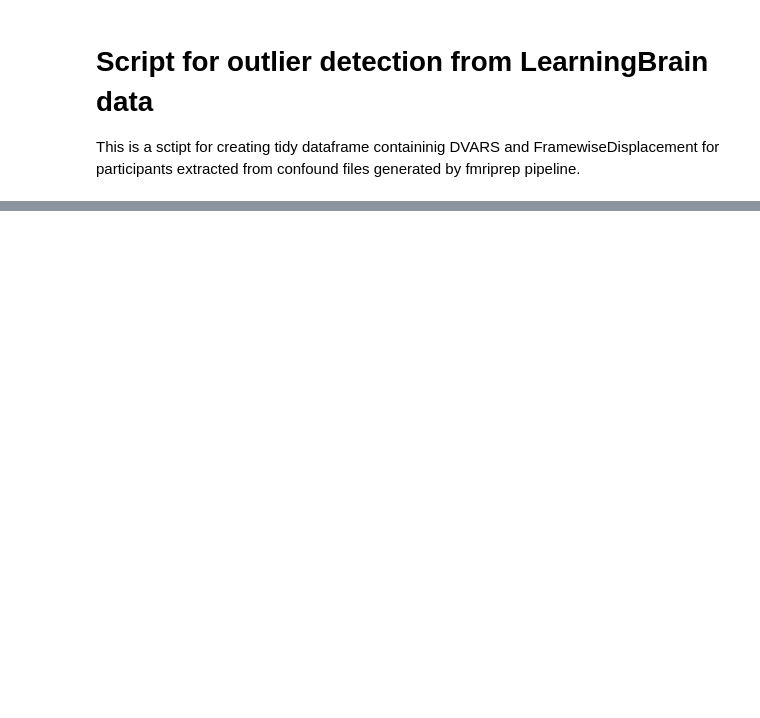
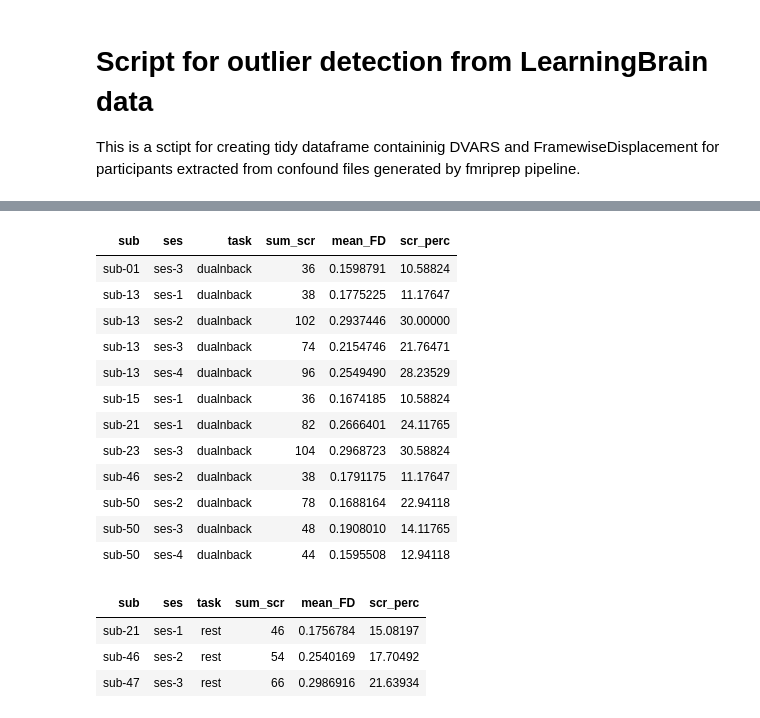
Before and after one commit to kbonna/LearningBrain_networks, a Jupyter notebook: notebooks/LB-01_motion_and_outliers_control.ipynb, the cells around one changed output, grey strips where cells are left out. Saved outputs shown, nothing was run; the diff lists cells and outputs as text; code cells hidden in the pictures; blank space fills up the shorter version.

```diff
--- a/notebooks/LB-01_motion_and_outliers_control.ipynb
+++ b/notebooks/LB-01_motion_and_outliers_control.ipynb
@@ -19,8 +28,8 @@ library(tidyverse)
 # %%
 # Selecting subjects who finished the study
 
-groups = read.csv('/home/finc/Dropbox/Projects/LearningBrain/data/behavioral/group_assignment.csv')
-trained_subs <- groups %>% filter(group == 'Experimental' | group == 'Control') %>% filter(sub != 'sub-23') %>% select (sub)
+groups = read.csv('/home/finc/Dropbox/Projects/LearningBrain/github/LearningBrain_networks/data/behavioral/group_assignment.csv')
+trained_subs <- groups %>% filter(group == 'Experimental' | group == 'Control') %>% select (sub)
 # %%
 subs <- as.vector(trained_subs$sub)
 length(subs)
@@ -29,27 +38,35 @@ length(subs)
 # %%
 # Setting files
-top_dir <- '/media/finc/Elements/LearningBrain_fmriprep/'
+top_dir <- '/home/finc/Dropbox/Projects/LearningBrain/data/confounds/'
 #subs <- list.files(top_dir)
 sess <- c('ses-1', 'ses-2', 'ses-3', 'ses-4')
-tasks <- c('dualnback')
+tasks <- c('dualnback','rest')
 # %%
 # Tidying dataframes and merging together by rows
 
 confounds_all <- data.frame()
+missing_data <- c()
 
 for (sub in subs){
     for(ses in sess){
         for (task in tasks){
-            sub_dir <- paste0(top_dir, sub, '/', ses, '/func/')
-            confounds_path <- paste0(sub_dir, sub, '_', ses, '_task-', task, '_bold_confounds.tsv')
-            confounds <- read.csv(confounds_path, sep = '\t')
 
-            confounds <- confounds %>% select(stdDVARS:FramewiseDisplacement)
-            cols <- c(1:4);
-            confounds[,cols] <- apply(confounds[,cols], 2, function(x) as.numeric(as.character(x)));
-            confounds <- confounds %>% mutate(sub = sub) %>% mutate(task = task) %>% mutate(ses = ses) %>% select(sub, ses, task, everything())
+            #sub_dir <- paste0(top_dir, sub, '/', ses, '/func/')
+            confounds_path <- paste0(top_dir, sub, '_', ses, '_task-', task, '_bold_confounds.csv')
 
-            confounds_all <- rbind(confounds_all, confounds)
+            if(!file.exists(confounds_path)){
+                missing_data <- rbind(missing_data, sub)
+                }
+
+            else {
+                confounds <- read.csv(confounds_path)
+                confounds <- confounds %>% select(stdDVARS:FramewiseDisplacement)
+                cols <- c(1:4);
+                confounds[,cols] <- apply(confounds[,cols], 2, function(x) as.numeric(as.character(x)));
+                confounds <- confounds %>% mutate(sub = sub) %>% mutate(task = task) %>% mutate(ses = ses) %>% select(sub, ses, task, everything())
+
+                confounds_all <- rbind(confounds_all, confounds)
+            }
         }
     }
 }
@@ -102,0 +107,6 @@ confounds_all %>% group_by(sub, ses, task) %>% summarize(meanFD = mean(Framewise
+# %%
+scrubbing <- confounds_all %>% mutate(scrubbing = as.numeric(FramewiseDisplacement > 0.5)) %>%
+    group_by(sub, ses, task) %>%
+    summarize(sum_scr = sum(scrubbing, na.rm = TRUE)*2, mean_FD = mean(FramewiseDisplacement, na.rm = TRUE))
+
+head(scrubbing)
@@ -102,0 +136,33 @@ confounds_all %>% group_by(sub, ses, task) %>% summarize(meanFD = mean(Framewise
+# %%
+# subjects to exclude for dualnback (10% scrubbing frames)
+
+scrubbing %>%
+    filter(task == 'dualnback') %>%
+    mutate(scr_perc = (sum_scr / 340) * 100) %>%
+    filter(scr_perc > 10 | mean_FD > 0.2)
+# %% [output]
+| sub | ses | task | sum_scr | mean_FD | scr_perc |
+| sub-01 | ses-3 | dualnback | 36 | 0.1598791 | 10.58824 |
+| sub-13 | ses-1 | dualnback | 38 | 0.1775225 | 11.17647 |
+| sub-13 | ses-2 | dualnback | 102 | 0.2937446 | 30.00000 |
+| sub-13 | ses-3 | dualnback | 74 | 0.2154746 | 21.76471 |
+| sub-13 | ses-4 | dualnback | 96 | 0.2549490 | 28.23529 |
+| sub-15 | ses-1 | dualnback | 36 | 0.1674185 | 10.58824 |
+| sub-21 | ses-1 | dualnback | 82 | 0.2666401 | 24.11765 |
+| sub-23 | ses-3 | dualnback | 104 | 0.2968723 | 30.58824 |
+| sub-46 | ses-2 | dualnback | 38 | 0.1791175 | 11.17647 |
+| sub-50 | ses-2 | dualnback | 78 | 0.1688164 | 22.94118 |
+| sub-50 | ses-3 | dualnback | 48 | 0.1908010 | 14.11765 |
+| sub-50 | ses-4 | dualnback | 44 | 0.1595508 | 12.94118 |
+# %%
+# subjects to exclude for rest (15% scrubbing frames)
+
+scrubbing %>%
+    filter(task == 'rest') %>%
+    mutate(scr_perc = (sum_scr / 305) * 100) %>%
+    filter(scr_perc > 15 | mean_FD > 0.2)
+# %% [output]
+| sub | ses | task | sum_scr | mean_FD | scr_perc |
+| sub-21 | ses-1 | rest | 46 | 0.1756784 | 15.08197 |
+| sub-46 | ses-2 | rest | 54 | 0.2540169 | 17.70492 |
+| sub-47 | ses-3 | rest | 66 | 0.2986916 | 21.63934 |
```
Also changed, not shown: parts of 9 cells of this notebook, 4 other files.
